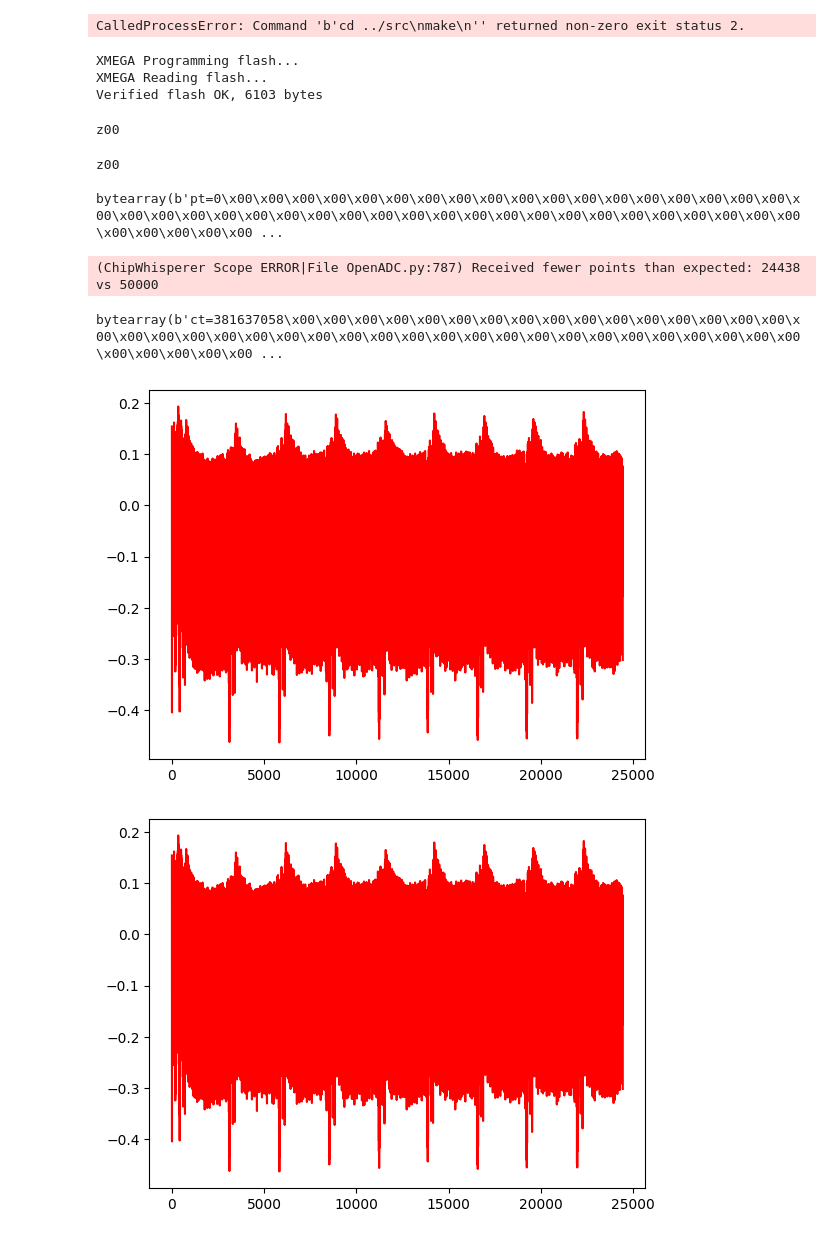
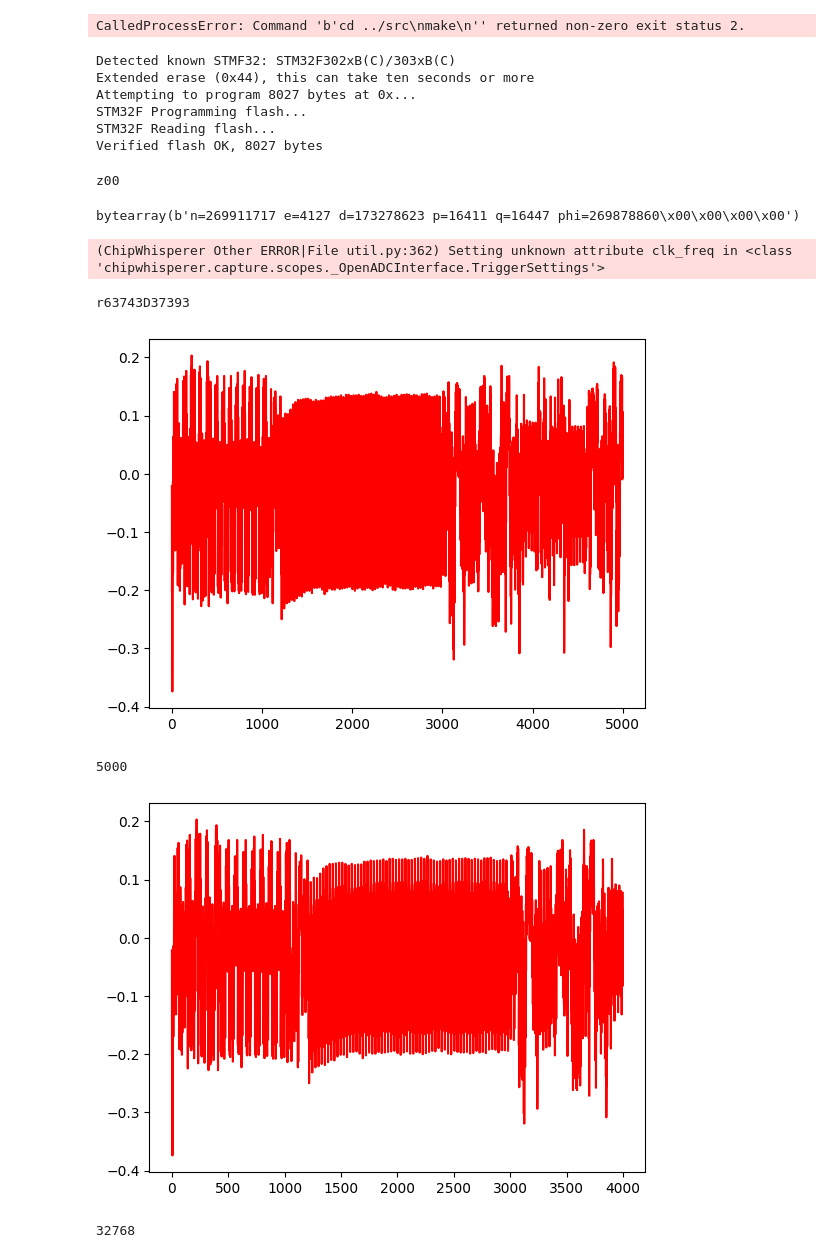
Before and after one commit to ExOP17/Power_Analysis_On_RSA_With_ChipWhisperer, a Jupyter notebook: jupyter/0.Building and flashing the firmware.ipynb, the cells around one changed output. Saved outputs shown, nothing was run; the diff lists cells and outputs as text; code cells hidden in the pictures.

```diff
--- a/jupyter/0.Building and flashing the firmware.ipynb
+++ b/jupyter/0.Building and flashing the firmware.ipynb
@@ -167,11 +167,14 @@ make: *** [../../chipwhisperer/hardware/victims/firmware/Makefile.inc:350: all]
 CalledProcessError: Command 'b'cd ../src\nmake\n'' returned non-zero exit status 2.
 # %%
 # Change the path according to your firmware name
-cw.program_target(scope, cw.programmers.XMEGAProgrammer, "../src/simpleserial-homemade-rsa-CW303.hex")
+cw.program_target(scope, cw.programmers.STM32FProgrammer, "../src/simpleserial-homemade-rsa-CW308_STM32F3.hex")
 # %% [output]
-XMEGA Programming flash...
-XMEGA Reading flash...
-Verified flash OK, 6103 bytes
+Detected known STMF32: STM32F302xB(C)/303xB(C)
+Extended erase (0x44), this can take ten seconds or more
+Attempting to program 8027 bytes at 0x...
+STM32F Programming flash...
+STM32F Reading flash...
+Verified flash OK, 8027 bytes
 # %%
 # Génération de clefs
 
@@ -183,41 +186,47 @@ z00
 # %%
 # Affichage de `d`
 
-target.write('d\n')
+target.write('a\n')
 print(target.read())
 print(target.simpleserial_read('r', 64))
 # %% [output]
-z00
-
-bytearray(b'pt=0\x00\x00\x00\x00\x00\x00\x00\x00\x00\x00\x00\x00\x00\x00\x00\x00\x00\x00\x00\x00\x00\x00\x00\x00\x00\x00\x00\x00\x00\x00\x00\x00\x00\x00\x00\x00\x00\x00\x00\x00\x00\x00\x00\x00\x00\x00 ...
+bytearray(b'n=269911717 e=4127 d=173278623 p=16411 q=16447 phi=269878860\x00\x00\x00\x00')
 # %%
-#scope.adc.clk_freq = 3.75e6 * 2
+scope.adc.clk_freq = 3.75e6 * 50
 # scope.adc.clk_freq
-scope.adc.samples = 50000
 # scope.adc.samples
+# %% [output]
+(ChipWhisperer Other ERROR|File util.py:362) Setting unknown attribute clk_freq in <class 'chipwhisperer.capture.scopes._OpenADCInterface.TriggerSettings'>
 # %%
 # Encryption d'un plaintext
 scope.arm()
 
 target.write("e\n")
+scope.capture()
 
 print(target.read())
-print(target.simpleserial_read('r', 64))
+#print(target.simpleserial_read('r', 64))
 
-scope.capture()
 res = scope.get_last_trace()
 
 
 import matplotlib.pylab as plt
 plt.plot(res[:], 'r')
 plt.show()
+
+print(len(res))
+
+# 0b10000000011110000
 # %% [output]
-(ChipWhisperer Scope ERROR|File OpenADC.py:787) Received fewer points than expected: 24438 vs 50000
+r63743D37393
+[figure, new version]
-bytearray(b'ct=381637058\x00\x00\x00\x00\x00\x00\x00\x00\x00\x00\x00\x00\x00\x00\x00\x00\x00\x00\x00\x00\x00\x00\x00\x00\x00\x00\x00\x00\x00\x00\x00\x00\x00\x00\x00\x00\x00\x00\x00\x00\x00\x00\x00\x00 ...
+5000
-[figure, old version]
 # %%
-plt.plot(res[:], 'r')
+plt.plot(res[0:4000], 'r')
 plt.show()
+
+0b1000000000000000
 # %% [output]
-[figure, old version]
+[figure, new version]
+32768
 # %%
```
Also changed, not shown: parts of 1 cell of this notebook, 7 other files.
